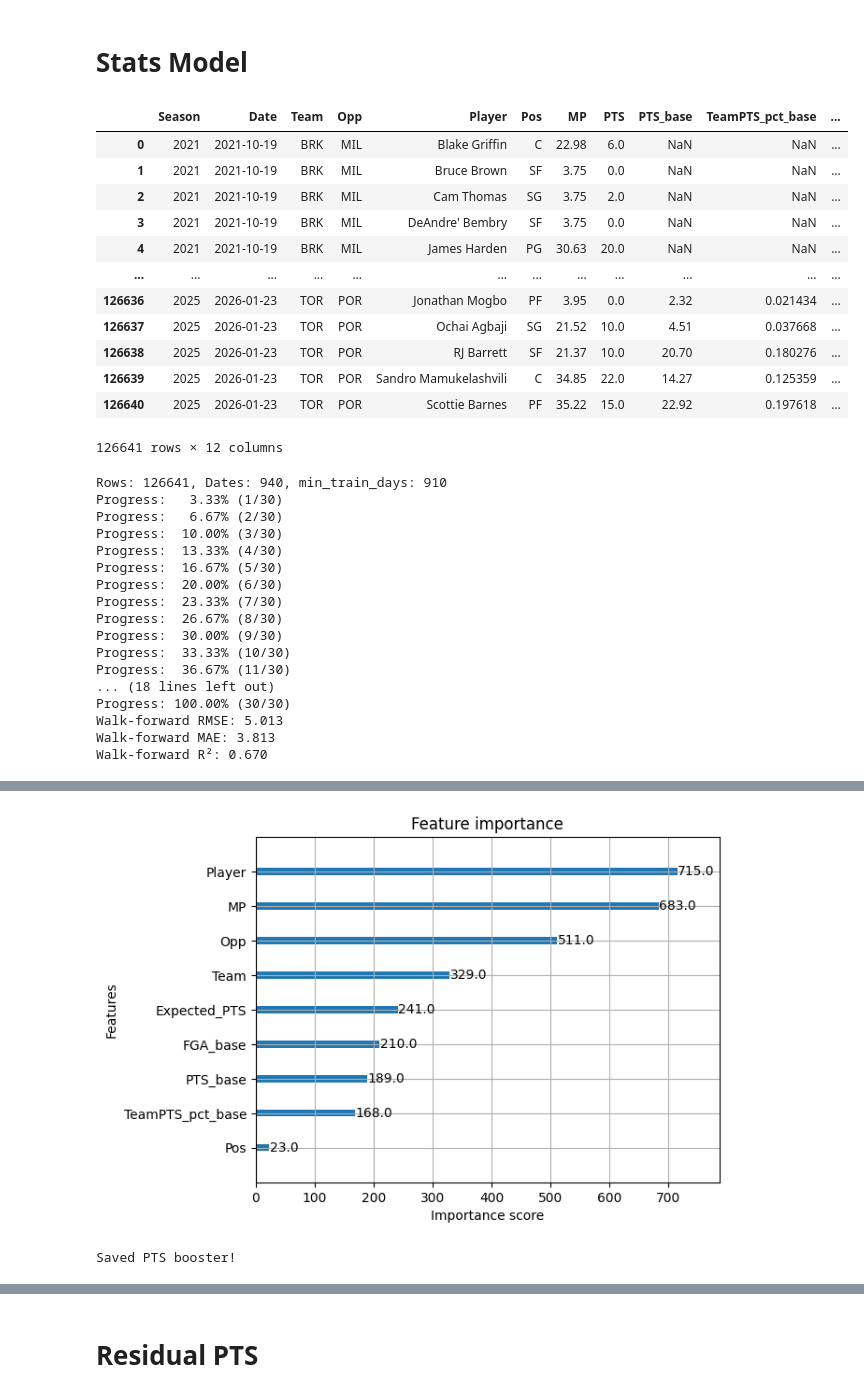
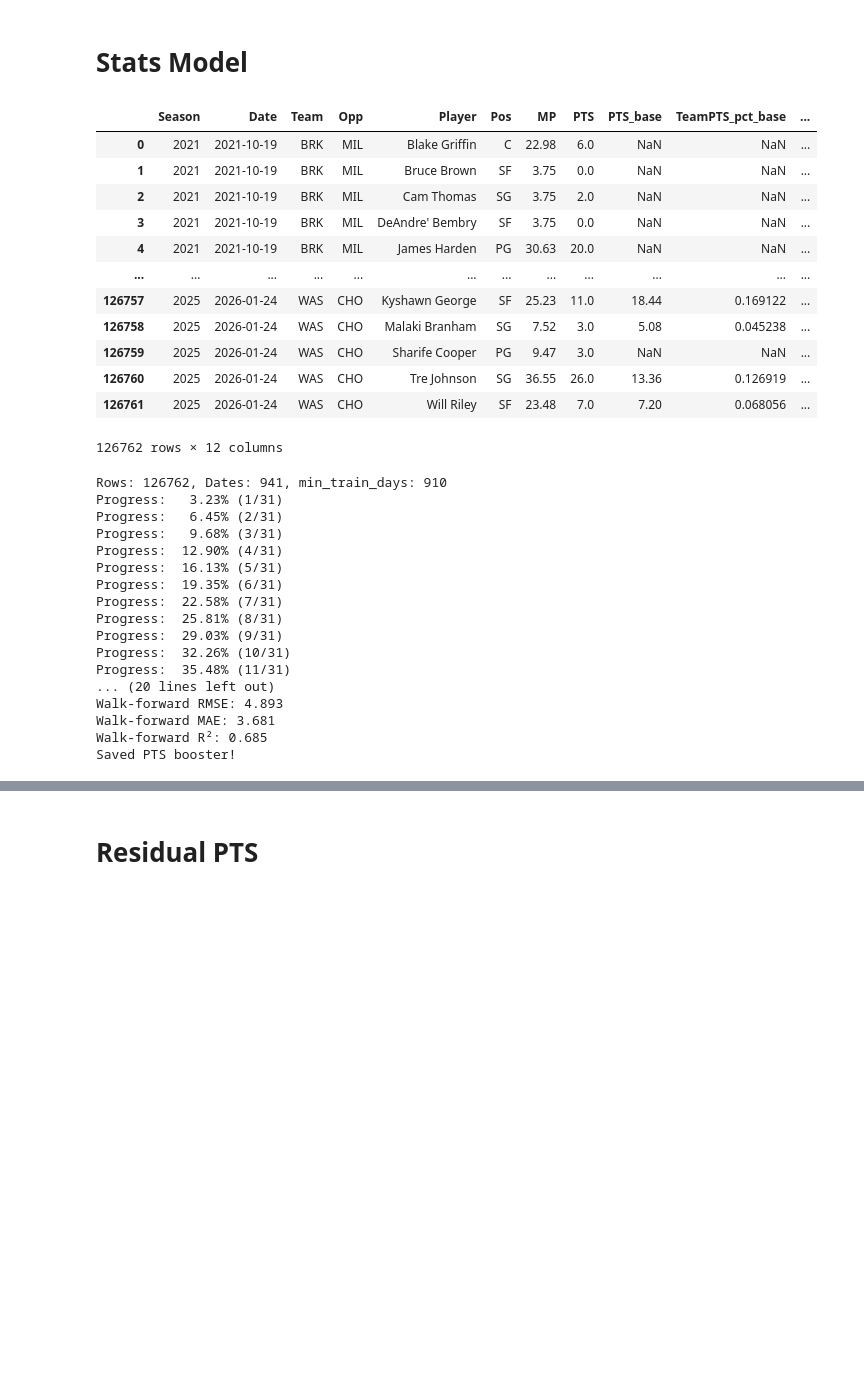
Before and after one commit to Relenes510/fantasy_basketball, a Jupyter notebook: notebooks/create_ML_Regression_model.ipynb, the cells around one changed output, grey strips where cells are left out. Saved outputs shown, nothing was run; the diff lists cells and outputs as text; code cells hidden in the pictures; blank space fills up the shorter version.

```diff
--- a/notebooks/create_ML_Regression_model.ipynb
+++ b/notebooks/create_ML_Regression_model.ipynb
@@ -377,13 +377,13 @@ df2 = load_df('season_gamelogs')
 df4 = load_df('injuries')
 df5 = load_df('plyr_pos_xref')
 df6 = load_df('daily_lineups')
-gmlog_cols = ['game_id', 'Player', 'MP', 'PF', 'PTS']
-df7 = load_df('h1_season_gamelogs')[gmlog_cols].rename(columns={"MP": "MP_h1", "PF": "PF_h1", "PTS": "PTS_h1"})
-df8 = load_df('h2_season_gamelogs')[gmlog_cols].rename(columns={"MP": "MP_h2", "PF": "PF_h2", "PTS": "PTS_h2"})
-df9 = load_df('q1_season_gamelogs')[gmlog_cols].rename(columns={"MP": "MP_q1", "PF": "PF_q1", "PTS": "PTS_q1"})
-df10 = load_df('q2_season_gamelogs')[gmlog_cols].rename(columns={"MP": "MP_q2", "PF": "PF_q2", "PTS": "PTS_q2"})
-df11 = load_df('q3_season_gamelogs')[gmlog_cols].rename(columns={"MP": "MP_q3", "PF": "PF_q3", "PTS": "PTS_q3"})
-df12 = load_df('q4_season_gamelogs')[gmlog_cols].rename(columns={"MP": "MP_q4", "PF": "PF_q4", "PTS": "PTS_q4"})
+gmlog_cols = ['game_id', 'Player', 'MP', 'PF', 'PTS', 'FG%']
+df7 = load_df('h1_season_gamelogs')[gmlog_cols].rename(columns={"MP": "MP_h1", "PF": "PF_h1", "PTS": "PTS_h1", "FG%": "FG%_h1"})
+df8 = load_df('h2_season_gamelogs')[gmlog_cols].rename(columns={"MP": "MP_h2", "PF": "PF_h2", "PTS": "PTS_h2", "FG%": "FG%_h2"})
+df9 = load_df('q1_season_gamelogs')[gmlog_cols].rename(columns={"MP": "MP_q1", "PF": "PF_q1", "PTS": "PTS_q1", "FG%": "FG%_q1"})
+df10 = load_df('q2_season_gamelogs')[gmlog_cols].rename(columns={"MP": "MP_q2", "PF": "PF_q2", "PTS": "PTS_q2", "FG%": "FG%_q2"})
+df11 = load_df('q3_season_gamelogs')[gmlog_cols].rename(columns={"MP": "MP_q3", "PF": "PF_q3", "PTS": "PTS_q3", "FG%": "FG%_q3"})
+df12 = load_df('q4_season_gamelogs')[gmlog_cols].rename(columns={"MP": "MP_q4", "PF": "PF_q4", "PTS": "PTS_q4", "FG%": "FG%_q4"})
 
 df_mtch = df[['Season', 'Date', 'AwayABV', 'HomeABV', 'AwayPTS', 'HomePTS', 'AwayB2B', 'HomeB2B', 'is_OT', 'cup_gm', 'pstszn_gm']]
 df_mtch['Team_type'] = 'Away'
@@ -832,7 +830,7 @@ def setup_df_main(df, tgt_stat):
 #     df['ProjPts'] = (df.TeamPTS * df.TeamPTS_pct_L10) + (df.team_PTS_available * df.TeamPTS_pct_L10) # TeamPTS is LEAKING
     df[f'scenario_{tgt_stat}'] = (
         df.sort_values(['Season','Team','role','Pos','Date'])
-          .groupby(['Season','Team','role','Pos'])[col].shift(1)
+          .groupby(['Season','Team','role','Pos'])[tgt_stat].shift(1)
           .expanding()
           .mean()
           .reset_index(drop=True)
@@ -848,6 +846,7 @@ def setup_df_main(df, tgt_stat):
     df['Opp'] = df['Opp'].astype('category')
     df['Player'] = df['Player'].astype('category')
     df['Pos'] = df['Pos'].astype('category')
+
     df = df.drop(['team_game_num', 'missed_games', 'MP_q4', 'Spread', 'Total', 'role', 'MP_base', 'TeamPTS', 'TeamPTS_pct',
                  'FG', 'FGA', 'FG%', 'TPA', 'TPM', 'TP%', 'FT', 'FTA', 'FT%', 'TOV', 'eFG', 'TS',
                  f'returning_{tgt_stat}', 'starters_out', 'starters_returning', f'scenario_{tgt_stat}', f'team_{tgt_stat}_available'
@@ -858,58 +857,56 @@ def setup_df_main(df, tgt_stat):
 df_main = df.copy()
 df_main = setup_df_main(df_main, tgt_stat)
 display(df_main)
 
 game_dates = (df_main[['Date']].drop_duplicates().sort_values('Date').reset_index(drop=True))
 n_days = len(game_dates)
-train_cut = int(0.70 * n_days)
-val_cut   = int(0.80 * n_days)
-train_end = game_dates.loc[train_cut, 'Date']
-val_end   = game_dates.loc[val_cut, 'Date']
+train_end = game_dates.loc[int(0.70 * n_days), 'Date']
+val_end   = game_dates.loc[int(0.80 * n_days), 'Date']
 
 main_train_df = df_main[df_main['Date'] <= train_end]
 main_val_df   = df_main[(df_main['Date'] > train_end) & (df_main['Date'] <= val_end)]
 main_test_df  = df_main[df_main['Date'] > val_end]
 main_DFS = (main_train_df, main_val_df, main_test_df)
 
 # Prev r2/mae/rmse best: 0.6706/3.7633/5.0858 [1/24/2026]
 # stat_params = hyperparam_tuning(main_DFS, tgt_stat, n_iter=25, decay=0.99)
 # with open(f"{MDL_PATH}/{tgt_stat}_params.json", "w") as f:
 #     json.dump(stat_params, f)
 
 # Prev r2/mae/rmse best: 0.695/3.628/4.840 [1/21/2026]
 stat_model, stat_results = refit_model(df_main, tgt_stat, f'{tgt_stat}_params', min_train_days=910, decay=0.99)
-feature_importance(stat_model, df_main.columns.tolist())
+# feature_importance(stat_model, df_main.columns.tolist())
 
 stat_model.get_booster().save_model(f"{MDL_PATH}/{tgt_stat}_model.json")
 print(f"Saved {tgt_stat} booster!")
 # %% [output]
 |  | Season | Date | Team | Opp | Player | Pos | MP | PTS | PTS_base | TeamPTS_pct_base | ... |
 | 0 | 2021 | 2021-10-19 | BRK | MIL | Blake Griffin | C | 22.98 | 6.0 | NaN | NaN | ... |
 | 1 | 2021 | 2021-10-19 | BRK | MIL | Bruce Brown | SF | 3.75 | 0.0 | NaN | NaN | ... |
 | 2 | 2021 | 2021-10-19 | BRK | MIL | Cam Thomas | SG | 3.75 | 2.0 | NaN | NaN | ... |
 | 3 | 2021 | 2021-10-19 | BRK | MIL | DeAndre' Bembry | SF | 3.75 | 0.0 | NaN | NaN | ... |
 | 4 | 2021 | 2021-10-19 | BRK | MIL | James Harden | PG | 30.63 | 20.0 | NaN | NaN | ... |
 | ... | ... | ... | ... | ... | ... | ... | ... | ... | ... | ... | ... |
-| 126636 | 2025 | 2026-01-23 | TOR | POR | Jonathan Mogbo | PF | 3.95 | 0.0 | 2.32 | 0.021434 | ... |
-| 126637 | 2025 | 2026-01-23 | TOR | POR | Ochai Agbaji | SG | 21.52 | 10.0 | 4.51 | 0.037668 | ... |
-| 126638 | 2025 | 2026-01-23 | TOR | POR | RJ Barrett | SF | 21.37 | 10.0 | 20.70 | 0.180276 | ... |
-| 126639 | 2025 | 2026-01-23 | TOR | POR | Sandro Mamukelashvili | C | 34.85 | 22.0 | 14.27 | 0.125359 | ... |
-| 126640 | 2025 | 2026-01-23 | TOR | POR | Scottie Barnes | PF | 35.22 | 15.0 | 22.92 | 0.197618 | ... |
+| 126757 | 2025 | 2026-01-24 | WAS | CHO | Kyshawn George | SF | 25.23 | 11.0 | 18.44 | 0.169122 | ... |
+| 126758 | 2025 | 2026-01-24 | WAS | CHO | Malaki Branham | SG | 7.52 | 3.0 | 5.08 | 0.045238 | ... |
+| 126759 | 2025 | 2026-01-24 | WAS | CHO | Sharife Cooper | PG | 9.47 | 3.0 | NaN | NaN | ... |
+| 126760 | 2025 | 2026-01-24 | WAS | CHO | Tre Johnson | SG | 36.55 | 26.0 | 13.36 | 0.126919 | ... |
+| 126761 | 2025 | 2026-01-24 | WAS | CHO | Will Riley | SF | 23.48 | 7.0 | 7.20 | 0.068056 | ... |
-126641 rows × 12 columns
+126762 rows × 12 columns
-Rows: 126641, Dates: 940, min_train_days: 910
-Progress:   3.33% (1/30)
-Progress:   6.67% (2/30)
-Progress:  10.00% (3/30)
-Progress:  13.33% (4/30)
-Progress:  16.67% (5/30)
-Progress:  20.00% (6/30)
-Progress:  23.33% (7/30)
-Progress:  26.67% (8/30)
-Progress:  30.00% (9/30)
-Progress:  33.33% (10/30)
-Progress:  36.67% (11/30)
-... (18 lines left out)
-Progress: 100.00% (30/30)
-Walk-forward RMSE: 5.013
-Walk-forward MAE: 3.813
-Walk-forward R²: 0.670
+Rows: 126762, Dates: 941, min_train_days: 910
+Progress:   3.23% (1/31)
+Progress:   6.45% (2/31)
+Progress:   9.68% (3/31)
+Progress:  12.90% (4/31)
+Progress:  16.13% (5/31)
+Progress:  19.35% (6/31)
+Progress:  22.58% (7/31)
+Progress:  25.81% (8/31)
+Progress:  29.03% (9/31)
+Progress:  32.26% (10/31)
+Progress:  35.48% (11/31)
+... (20 lines left out)
+Walk-forward RMSE: 4.893
+Walk-forward MAE: 3.681
+Walk-forward R²: 0.685
+Saved PTS booster!
@@ -929,2 +912,0 @@ Walk-forward R²: 0.670
-[figure, removed]
-Saved PTS booster!
```
Also changed, not shown: parts of 12 cells of this notebook, 9 other files.
